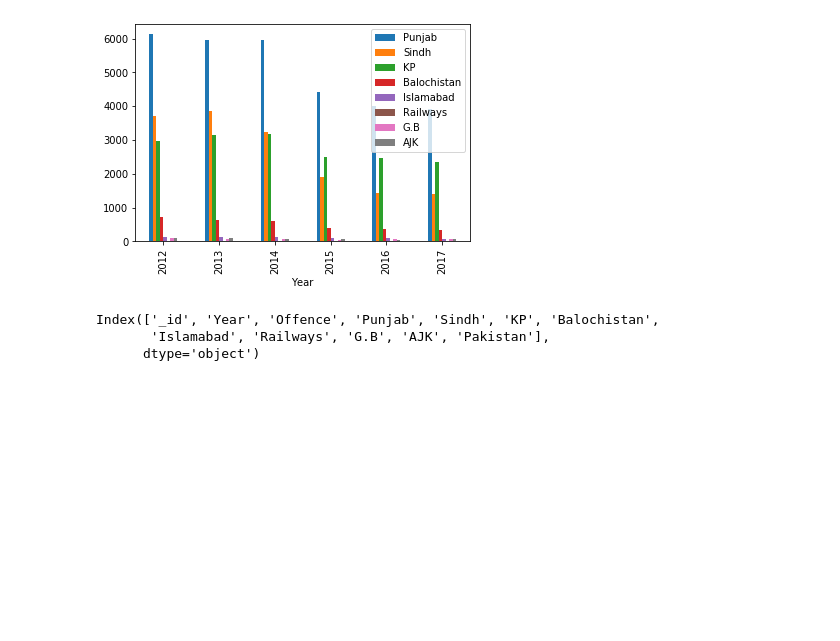
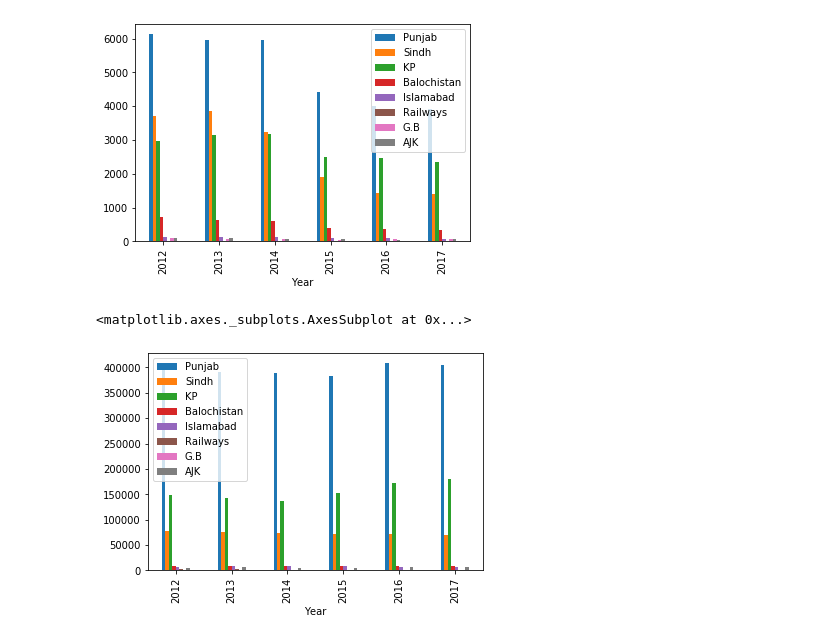
Before and after one commit to Abubakar-K-Back/EDA-crimes-of-pakistan, a Jupyter notebook: EDA crimes of Pakistan.ipynb, the cells around one changed output. Drawn from its saved outputs; the diff is of its cells as text; code cells hidden in the pictures; blank space fills up the shorter version.

Commit message:
more crime analysis

```diff
--- a/EDA crimes of Pakistan.ipynb
+++ b/EDA crimes of Pakistan.ipynb
@@ -35,9 +35,3 @@ Murders_per_region[['Year','Punjab', 'Sindh', 'KP', 'Balochistan',
 # %% [output]
 <matplotlib.axes._subplots.AxesSubplot at 0x...>
 [figure]
-# %%
-crimes_year.columns
-# %% [output]
-Index(['_id', 'Year', 'Offence', 'Punjab', 'Sindh', 'KP', 'Balochistan',
-       'Islamabad', 'Railways', 'G.B', 'AJK', 'Pakistan'],
-      dtype='object')
@@ -45,0 +38,9 @@ Murders_p
+# %%
+#which province least crimes are happened
+Crimes_per_region=crimes_year[crimes_year['Offence']=='TOTAL RECORDED CRIME']
+Crimes_per_region[['Year','Offence','Punjab', 'Sindh', 'KP', 'Balochistan',
+       'Islamabad', 'Railways', 'G.B', 'AJK']].plot.bar(x='Year')
+#Punjab have highest crime rate per year
+# %% [output]
+<matplotlib.axes._subplots.AxesSubplot at 0x...>
+[figure, added]
```
Also changed, not shown: parts of 2 cells of this notebook.
